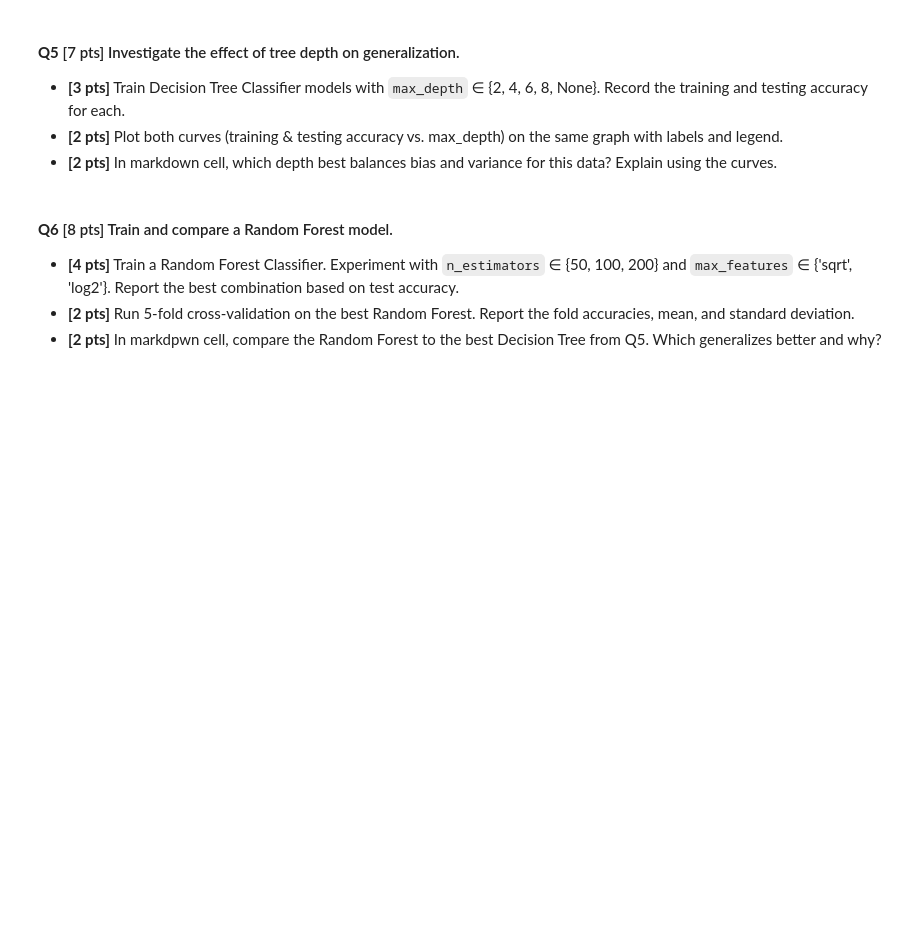
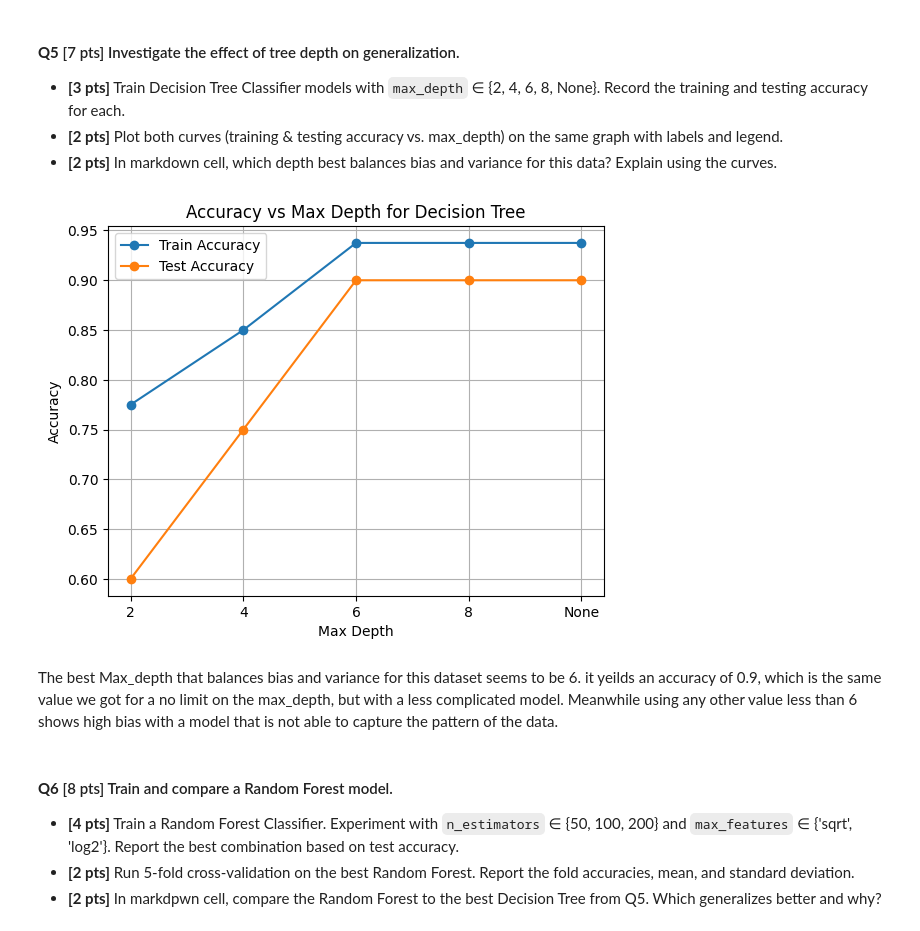
Before and after one commit to rawan-rm2208263/assignment-starter-repo, a Jupyter notebook: assign2/Assignment2.ipynb, the cells around one changed output. Cells and saved outputs as stored; diff of their text form; code cells hidden in the pictures; blank space fills up the shorter version.

```diff
--- a/assign2/Assignment2.ipynb
+++ b/assign2/Assignment2.ipynb
@@ -103,8 +103,11 @@ plot_tree(
 plt.title("Approve Loan Decision Tree")
 plt.show()
 
-print("Train data accuracy (using .score method):", tree.score(x_train, y_train))
-print("Test data accuracy (using .score method):", tree.score(x_test, y_test))
+train_score = tree.score(x_train, y_train)
+test_score = tree.score(x_test, y_test)
+
+print("Train data accuracy (using .score method):", train_score)
+print("Test data accuracy (using .score method):", test_score)
 # %% [output]
 [figure]
 Train data accuracy (using .score method): 0.9375
@@ -157,3 +158,35 @@ weighted avg       0.92      0.90      0.90        20
+# %%
+# Your code here
+max_depths = [2, 4, 6, 8]
+train_scores = []
+test_scores = []
+none_train_score = train_score
+non_test_score = test_score
+
+for max_depth in max_depths:
+    tree = DecisionTreeClassifier(random_state=42, max_depth=max_depth)
+    tree.fit(x_train, y_train)
+    train_score = tree.score(x_train, y_train)
+    test_score = tree.score(x_test, y_test)
+    train_scores.append(train_score)
+    test_scores.append(test_score)
+
+train_scores.append(none_train_score)
+test_scores.append(non_test_score)
+
+x_label = [2, 4, 6, 8, "None"]
+plt.plot(x_label, train_scores, marker='o', label='Train Accuracy')
+plt.plot(x_label, test_scores,  marker='o', label='Test Accuracy')
+plt.xlabel('Max Depth')
+plt.ylabel('Accuracy')
+plt.title('Accuracy vs Max Depth for Decision Tree')
+plt.legend()
+plt.grid()
+plt.show()
+# %% [output]
+[figure, added]
+# %% [markdown]
+The best Max_depth that balances bias and variance for this dataset seems to be 6. it yeilds an accuracy of 0.9, which is the same value we got for a no limit on the max_depth, but with a less complicated model. Meanwhile using any other value less than 6 shows high bias with a model that is not able to capture the pattern of the data.
 # %% [markdown]
 #### **Q6** [8 pts] Train and compare a Random Forest model.
 
```
Also changed, not shown: parts of 1 cell of this notebook.
